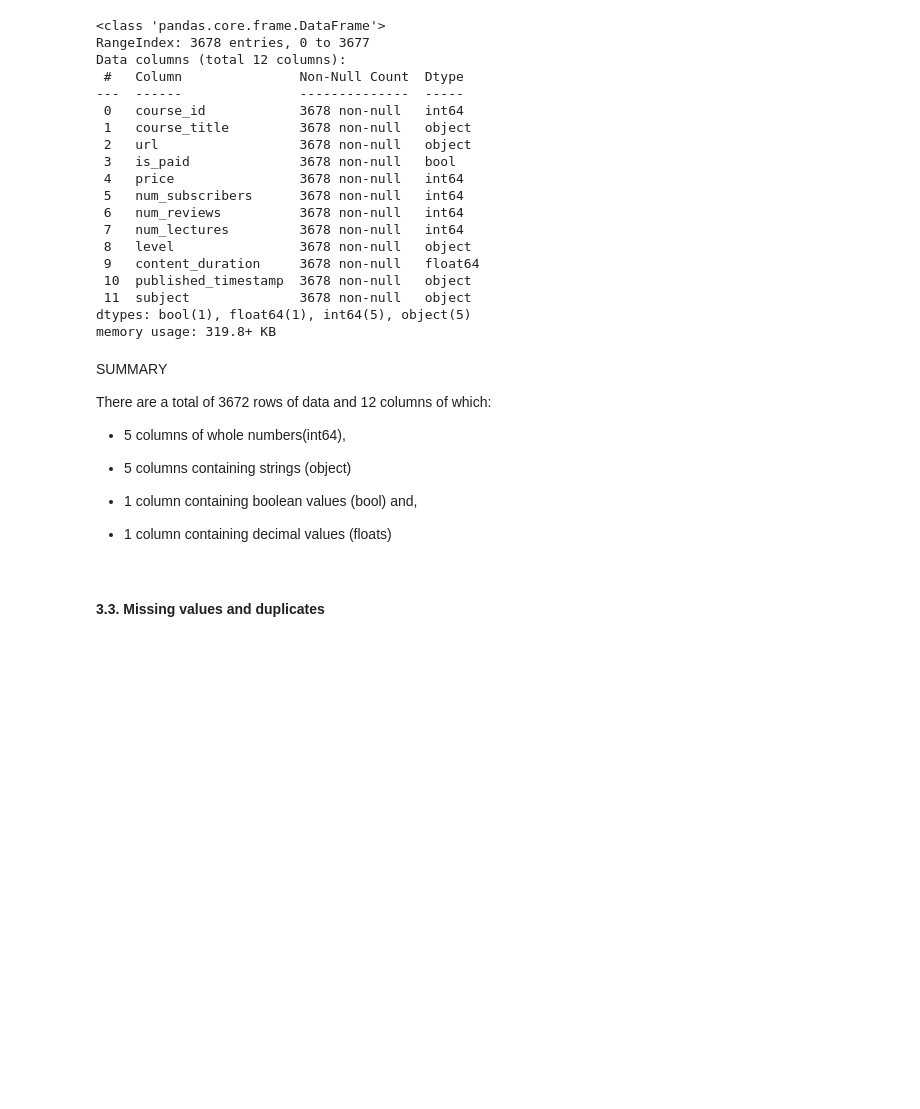
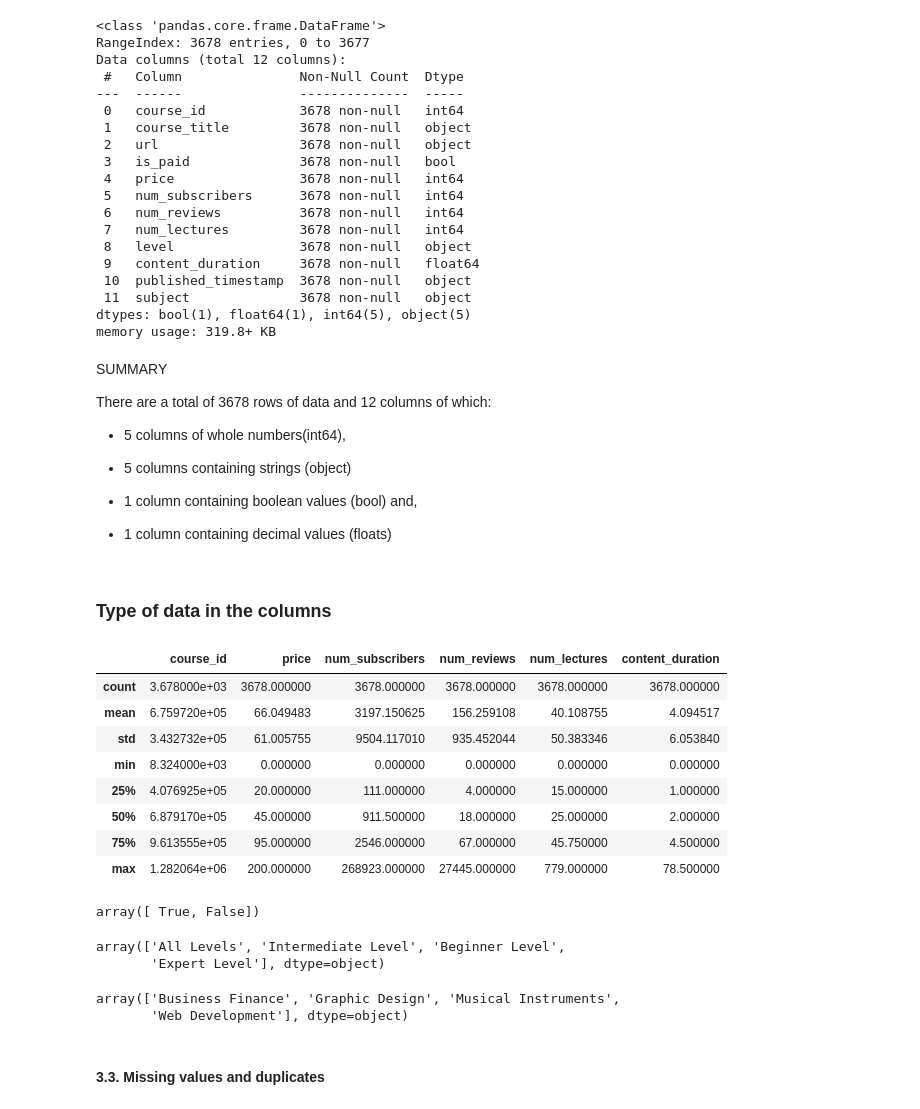
Before and after one commit to NiiJoshua/Udemy-Courses-EDA, a Jupyter notebook: Udemy Courses EDA-PDS 16.ipynb, the cells around one changed output. Cells and saved outputs as stored; diff of their text form; code cells hidden in the pictures; blank space fills up the shorter version.

```diff
--- a/Udemy Courses EDA-PDS 16.ipynb
+++ b/Udemy Courses EDA-PDS 16.ipynb
@@ -183,7 +185,7 @@ memory usage: 319.8+ KB
 # %% [markdown]
 SUMMARY
 
-There are a total of 3672 rows of data and 12 columns of which:
+There are a total of 3678 rows of data and 12 columns of which:
 
 * 5 columns of whole numbers(int64),
 
@@ -192,6 +194,34 @@ There are a total of 3672 rows of data and 12 columns of which:
 * 1 column containing boolean values (bool) and,
 
 * 1 column containing decimal values (floats)
+# %% [markdown]
+### Type of data in the columns
+# %%
+df.describe()
+# %% [output]
+|  | course_id | price | num_subscribers | num_reviews | num_lectures | content_duration |
+| count | 3.678000e+03 | 3678.000000 | 3678.000000 | 3678.000000 | 3678.000000 | 3678.000000 |
+| mean | 6.759720e+05 | 66.049483 | 3197.150625 | 156.259108 | 40.108755 | 4.094517 |
+| std | 3.432732e+05 | 61.005755 | 9504.117010 | 935.452044 | 50.383346 | 6.053840 |
+| min | 8.324000e+03 | 0.000000 | 0.000000 | 0.000000 | 0.000000 | 0.000000 |
+| 25% | 4.076925e+05 | 20.000000 | 111.000000 | 4.000000 | 15.000000 | 1.000000 |
+| 50% | 6.879170e+05 | 45.000000 | 911.500000 | 18.000000 | 25.000000 | 2.000000 |
+| 75% | 9.613555e+05 | 95.000000 | 2546.000000 | 67.000000 | 45.750000 | 4.500000 |
+| max | 1.282064e+06 | 200.000000 | 268923.000000 | 27445.000000 | 779.000000 | 78.500000 |
+# %%
+df.is_paid.unique()
+# %% [output]
+array([ True, False])
+# %%
+df.level.unique()
+# %% [output]
+array(['All Levels', 'Intermediate Level', 'Beginner Level',
+       'Expert Level'], dtype=object)
+# %%
+df.subject.unique()
+# %% [output]
+array(['Business Finance', 'Graphic Design', 'Musical Instruments',
+       'Web Development'], dtype=object)
 # %% [markdown]
 #### <a id='3.3'>3.3. Missing values and duplicates</a>
 # %%
```
Also changed, not shown: parts of 23 cells of this notebook.
